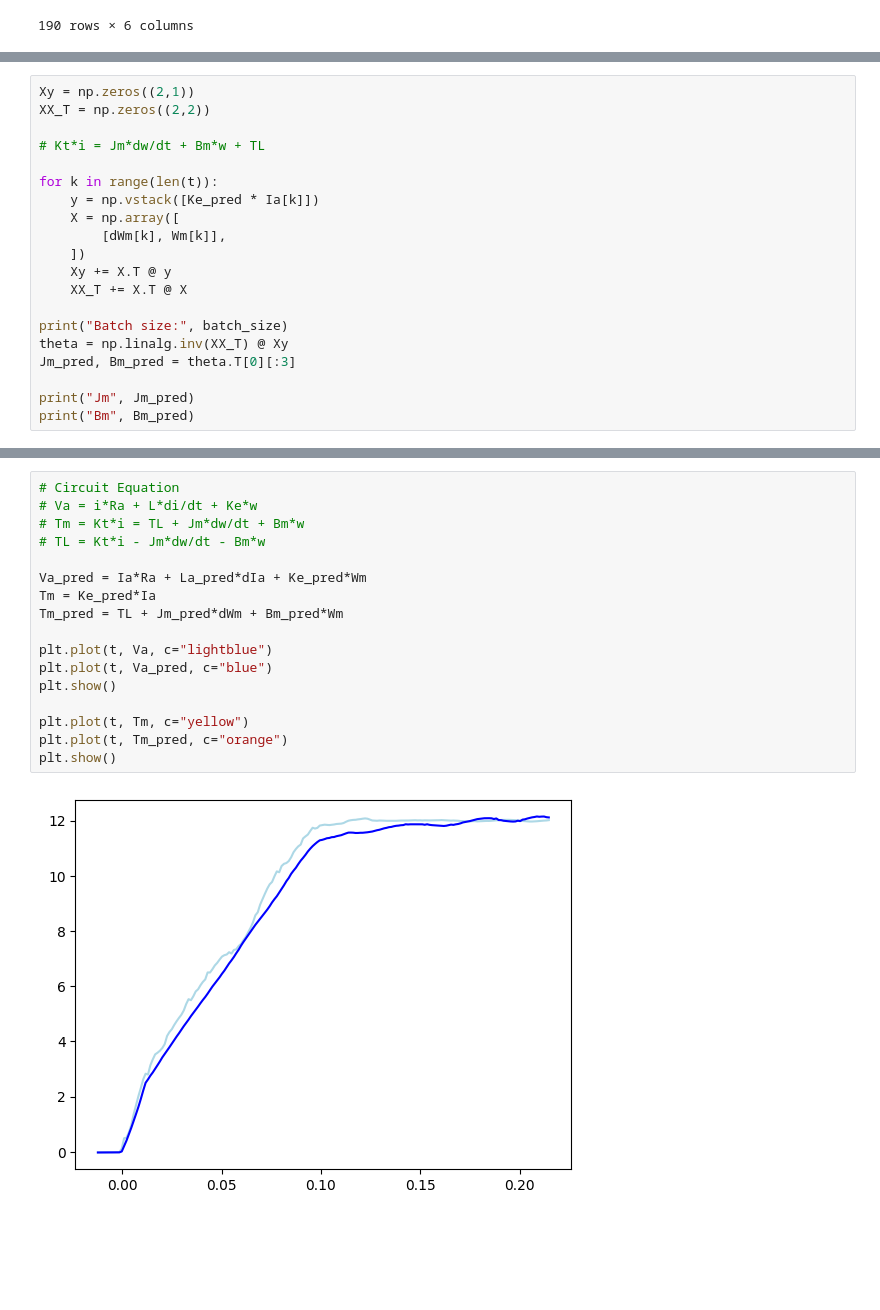
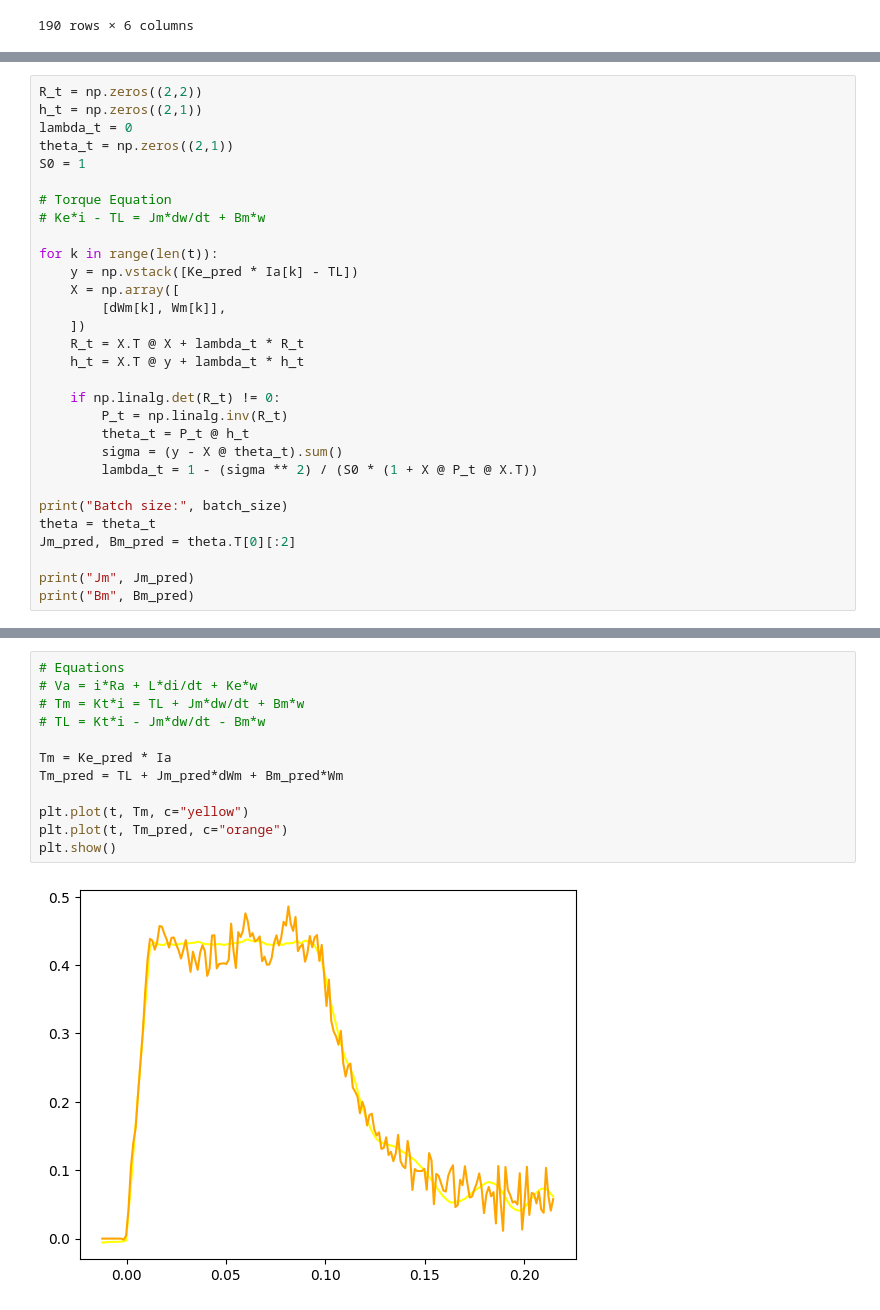
Before and after one commit to sackariaslunman/billy-agv, a Jupyter notebook: simulation/dcmotor_regression.ipynb, the cells around one changed output, grey strips where cells are left out. Cells and saved outputs as stored; diff of their text form; blank space fills up the shorter version.

```diff
--- a/simulation/dcmotor_regression.ipynb
+++ b/simulation/dcmotor_regression.ipynb
@@ -175,20 +197,30 @@ Ke 0.021570788714570185
 # %%
-Xy = np.zeros((2,1))
-XX_T = np.zeros((2,2))
+R_t = np.zeros((2,2))
+h_t = np.zeros((2,1))
+lambda_t = 0
+theta_t = np.zeros((2,1))
+S0 = 1
 
-# Kt*i = Jm*dw/dt + Bm*w + TL
+# Torque Equation
+# Ke*i - TL = Jm*dw/dt + Bm*w
 
 for k in range(len(t)):
-    y = np.vstack([Ke_pred * Ia[k]])
+    y = np.vstack([Ke_pred * Ia[k] - TL])
     X = np.array([
         [dWm[k], Wm[k]],
     ])
-    Xy += X.T @ y
-    XX_T += X.T @ X
+    R_t = X.T @ X + lambda_t * R_t
+    h_t = X.T @ y + lambda_t * h_t
+
+    if np.linalg.det(R_t) != 0:
+        P_t = np.linalg.inv(R_t)
+        theta_t = P_t @ h_t
+        sigma = (y - X @ theta_t).sum()
+        lambda_t = 1 - (sigma ** 2) / (S0 * (1 + X @ P_t @ X.T))
 
 print("Batch size:", batch_size)
-theta = np.linalg.inv(XX_T) @ Xy
-Jm_pred, Bm_pred = theta.T[0][:3]
+theta = theta_t
+Jm_pred, Bm_pred = theta.T[0][:2]
 
 print("Jm", Jm_pred)
 print("Bm", Bm_pred)
@@ -199,19 +231,14 @@ Bm 8.335047400956891e-05
 # %%
-# Circuit Equation
+# Equations
 # Va = i*Ra + L*di/dt + Ke*w
 # Tm = Kt*i = TL + Jm*dw/dt + Bm*w
 # TL = Kt*i - Jm*dw/dt - Bm*w
 
-Va_pred = Ia*Ra + La_pred*dIa + Ke_pred*Wm
-Tm = Ke_pred*Ia
+Tm = Ke_pred * Ia
 Tm_pred = TL + Jm_pred*dWm + Bm_pred*Wm
-
-plt.plot(t, Va, c="lightblue")
-plt.plot(t, Va_pred, c="blue")
-plt.show()
 
 plt.plot(t, Tm, c="yellow")
 plt.plot(t, Tm_pred, c="orange")
 plt.show()
 # %% [output]
-[figure, old version]
+[figure, new version]
```
Also changed, not shown: parts of 5 cells of this notebook, 11 other files.
